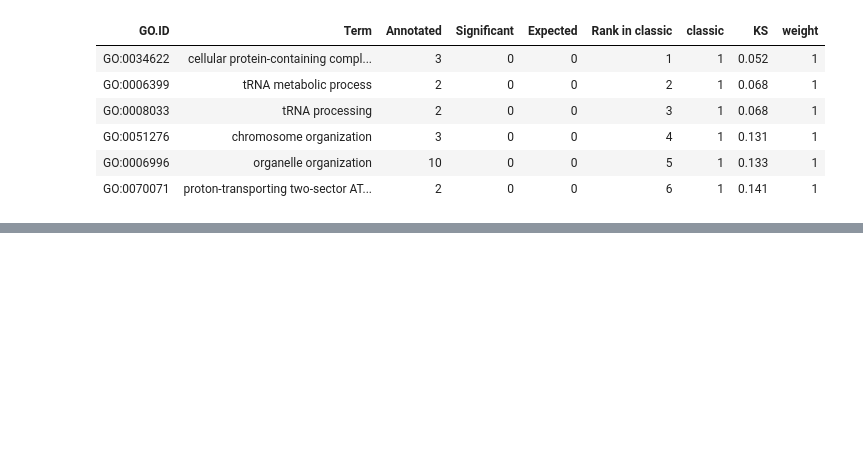
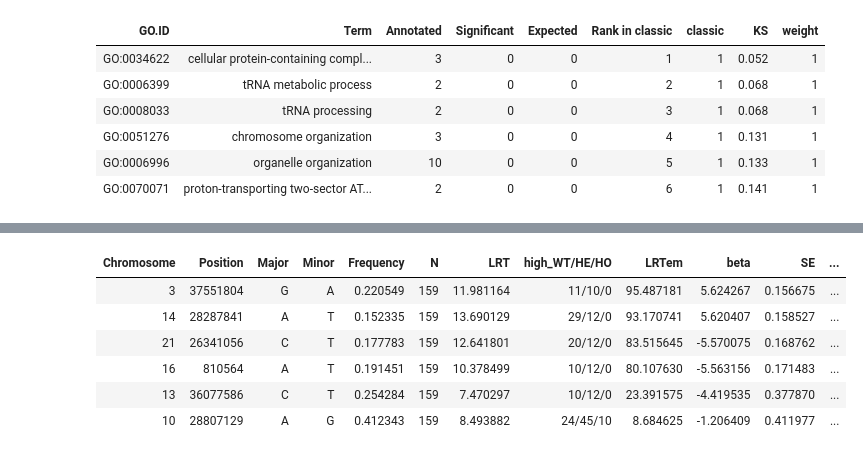
Before and after one commit to katcatalano/ClownfishGWAS, a Jupyter notebook: notebooks/plot_pcangsd_assoc.ipynb, the cells around one changed output, grey strips where cells are left out. Saved outputs shown, nothing was run; the diff lists cells and outputs as text; code cells hidden in the pictures; blank space fills up the shorter version.

```diff
--- a/notebooks/plot_pcangsd_assoc.ipynb
+++ b/notebooks/plot_pcangsd_assoc.ipynb
@@ -720,3 +902,13 @@ fwrite(allRes, "/data/katrinac/APPC_sequencing/DNA/trimmed_reads/mapping/ensembl
+# %%
+head(candidates_ucrit[order(-prop_var_exp)])
+# %% [output]
+| Chromosome | Position | Major | Minor | Frequency | N | LRT | high_WT/HE/HO | LRTem | beta | SE | ... |
+| 3 | 37551804 | G | A | 0.220549 | 159 | 11.981164 | 11/10/0 | 95.487181 | 5.624267 | 0.156675 | ... |
+| 14 | 28287841 | A | T | 0.152335 | 159 | 13.690129 | 29/12/0 | 93.170741 | 5.620407 | 0.158527 | ... |
+| 21 | 26341056 | C | T | 0.177783 | 159 | 12.641801 | 20/12/0 | 83.515645 | -5.570075 | 0.168762 | ... |
+| 16 | 810564 | A | T | 0.191451 | 159 | 10.378499 | 10/12/0 | 80.107630 | -5.563156 | 0.171483 | ... |
+| 13 | 36077586 | C | T | 0.254284 | 159 | 7.470297 | 10/12/0 | 23.391575 | -4.419535 | 0.377870 | ... |
+| 10 | 28807129 | A | G | 0.412343 | 159 | 8.493882 | 24/45/10 | 8.684625 | -1.206409 | 0.411977 | ... |
 # %%
 Proportion of variance in phenotype explained by a given SNP (PVE) = [2*(beta^2)*MAF*(1-MAF)]/[2*(beta^2)*MAF(1-MAF)+((se(beta))^2)*2*N*MAF*(1-MAF)]
 where:
```
Also changed, not shown: parts of 49 cells of this notebook.
